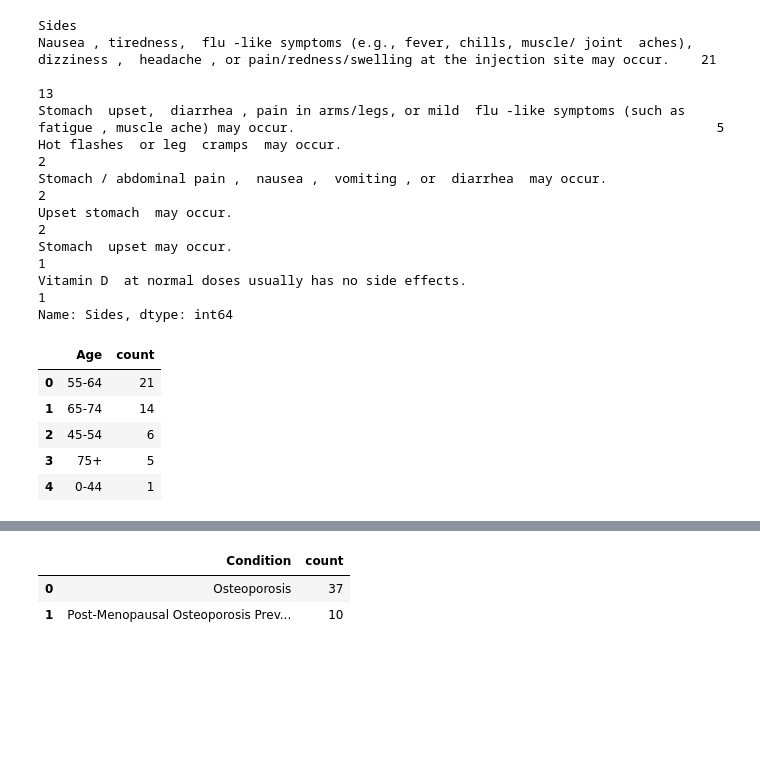
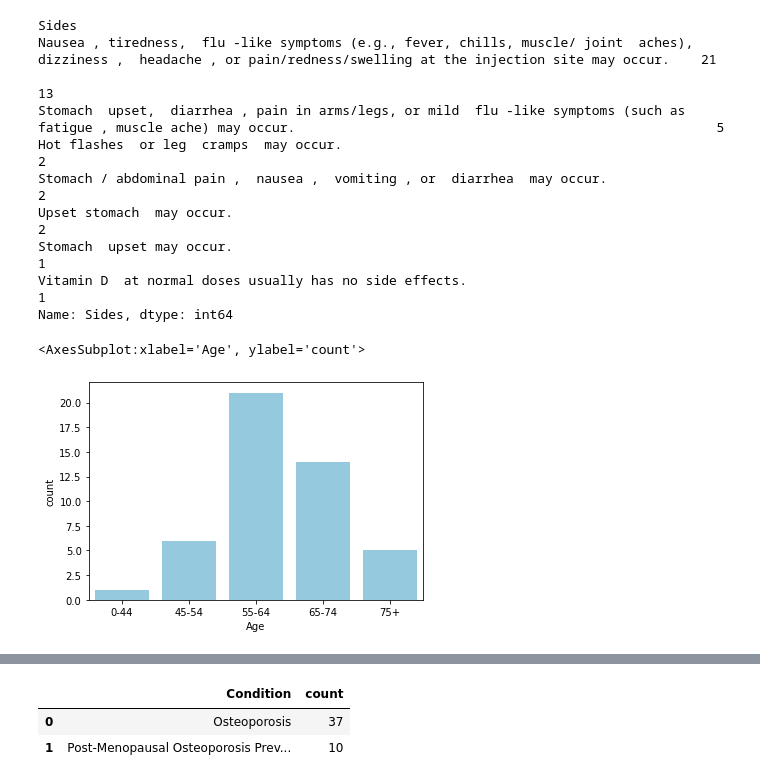
Before and after one commit to woonsupkim/DrugReview, a Jupyter notebook: NLP_Visuals.ipynb, the cells around one changed output, grey strips where cells are left out. Saved outputs shown, nothing was run; the diff lists cells and outputs as text; code cells hidden in the pictures; blank space fills up the shorter version.

```diff
--- a/NLP_Visuals.ipynb
+++ b/NLP_Visuals.ipynb
@@ -336,12 +334,10 @@ Stomach  upset may occur.
 Vitamin D  at normal doses usually has no side effects.                                                                                                                     1
 Name: Sides, dtype: int64
 # %%
-df_ost_good_bi.groupby(['Age'])['Age'].agg(count='size').sort_values(by = ['count'], ascending=False).reset_index()
+#df_ost_good_bi.groupby(['Age'])['Age'].agg(count='size').sort_values(by = ['count'], ascending=False).reset_index()
-# %% [output]
-|  | Age | count |
-| 0 | 55-64 | 21 |
-| 1 | 65-74 | 14 |
-| 2 | 45-54 | 6 |
-| 3 | 75+ | 5 |
-| 4 | 0-44 | 1 |
+# %%
+sns.countplot(x = 'Age', data=df_ost_good_bi, color = 'skyblue', order=["0-44", "45-54", "55-64", "65-74", "75+"])
+# %% [output]
+<AxesSubplot:xlabel='Age', ylabel='count'>
+[figure, added]
 # %%
```
Also changed, not shown: parts of 7 cells of this notebook.
